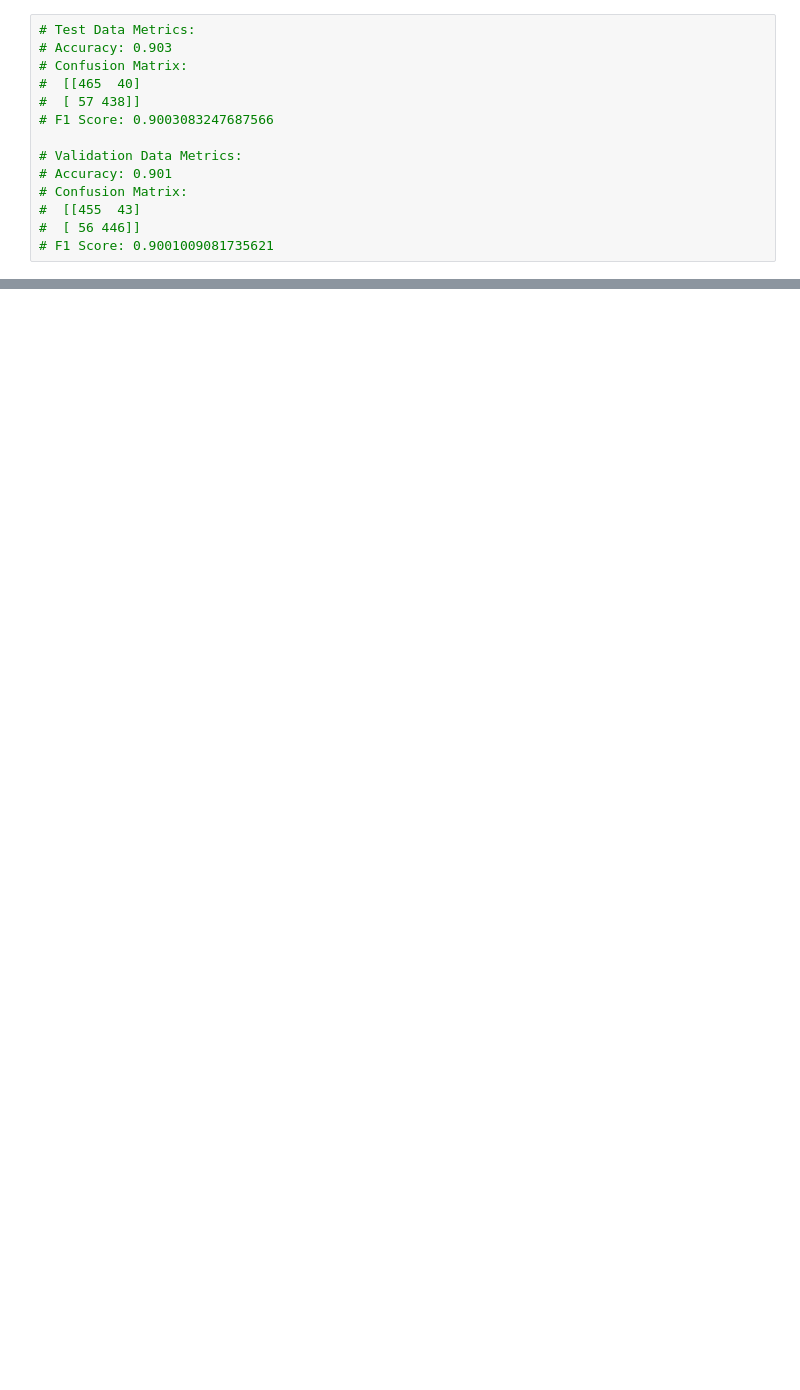
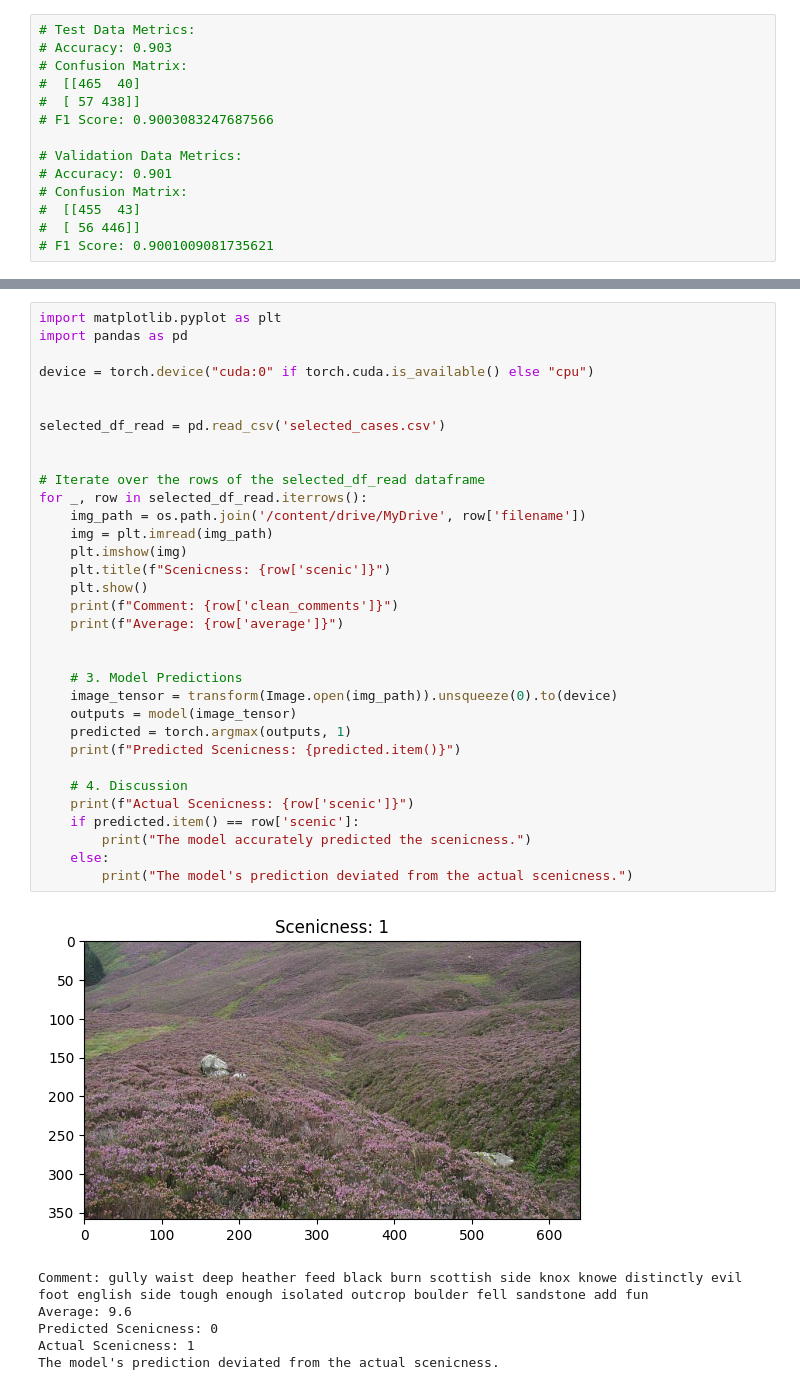
Before and after one commit to bilalgodesto/fyp, a Jupyter notebook: ResNet50.ipynb, the cells around one changed output, grey strips where cells are left out. Saved outputs shown, nothing was run; the diff lists cells and outputs as text; blank space fills up the shorter version.

Commit message:
models

```diff
--- a/ResNet50.ipynb
+++ b/ResNet50.ipynb
@@ -347,0 +517,40 @@ F1 Score: 0.9158156911581569
+# %%
+import matplotlib.pyplot as plt
+import pandas as pd
+
+device = torch.device("cuda:0" if torch.cuda.is_available() else "cpu")
+
+
+selected_df_read = pd.read_csv('selected_cases.csv')
+
+
+# Iterate over the rows of the selected_df_read dataframe
+for _, row in selected_df_read.iterrows():
+    img_path = os.path.join('/content/drive/MyDrive', row['filename'])
+    img = plt.imread(img_path)
+    plt.imshow(img)
+    plt.title(f"Scenicness: {row['scenic']}")
+    plt.show()
+    print(f"Comment: {row['clean_comments']}")
+    print(f"Average: {row['average']}")
+
+
+    # 3. Model Predictions
+    image_tensor = transform(Image.open(img_path)).unsqueeze(0).to(device)
+    outputs = model(image_tensor)
+    predicted = torch.argmax(outputs, 1)
+    print(f"Predicted Scenicness: {predicted.item()}")
+
+    # 4. Discussion
+    print(f"Actual Scenicness: {row['scenic']}")
+    if predicted.item() == row['scenic']:
+        print("The model accurately predicted the scenicness.")
+    else:
+        print("The model's prediction deviated from the actual scenicness.")
+# %% [output]
+[figure, added]
+Comment: gully waist deep heather feed black burn scottish side knox knowe distinctly evil foot english side tough enough isolated outcrop boulder fell sandstone add fun
+Average: 9.6
+Predicted Scenicness: 0
+Actual Scenicness: 1
+The model's prediction deviated from the actual scenicness.
```
Also changed, not shown: parts of 18 cells of this notebook, 4 other files.
